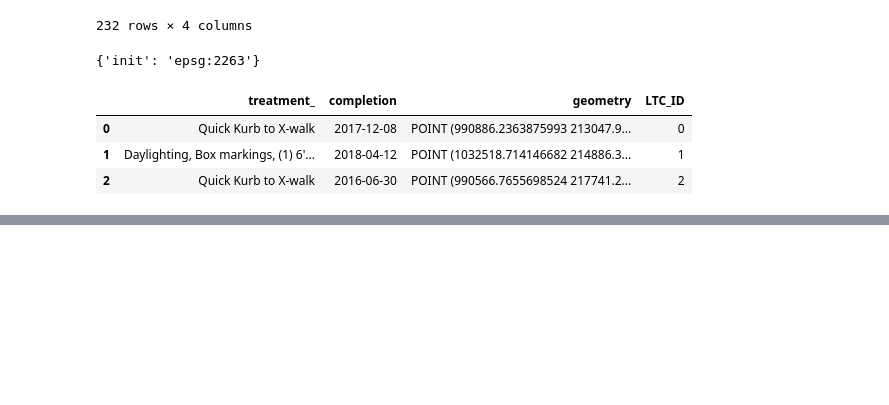
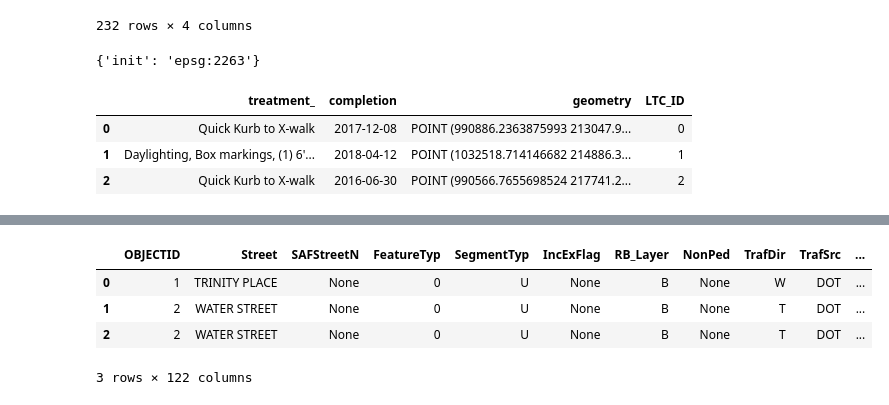
Before and after one commit to jeremysze/LPIS, a Jupyter notebook: Signal intersection.ipynb, the cells around one changed output, grey strips where cells are left out. Cells and saved outputs as stored; diff of their text form; code cells hidden in the pictures; blank space fills up the shorter version.

```diff
--- a/Signal intersection.ipynb
+++ b/Signal intersection.ipynb
@@ -242 +281,12 @@ df6 = df6.to_crs({'init': 'epsg:2263'})
+# %%
+# Open Truckroute shapefile
+fp = r"Box Sync\Policy Evaluation\input_data\truckroute_points_2263\truckroute_points_2263.shp"
+df8 = gpd.read_file(fp)
+df8.head(3)
+# %% [output]
+|  | OBJECTID | Street | SAFStreetN | FeatureTyp | SegmentTyp | IncExFlag | RB_Layer | NonPed | TrafDir | TrafSrc | ... |
+| 0 | 1 | TRINITY PLACE | None | 0 | U | None | B | None | W | DOT | ... |
+| 1 | 2 | WATER STREET | None | 0 | U | None | B | None | T | DOT | ... |
+| 2 | 2 | WATER STREET | None | 0 | U | None | B | None | T | DOT | ... |
+3 rows × 122 columns
 # %%
```
Also changed, not shown: parts of 18 cells of this notebook.
